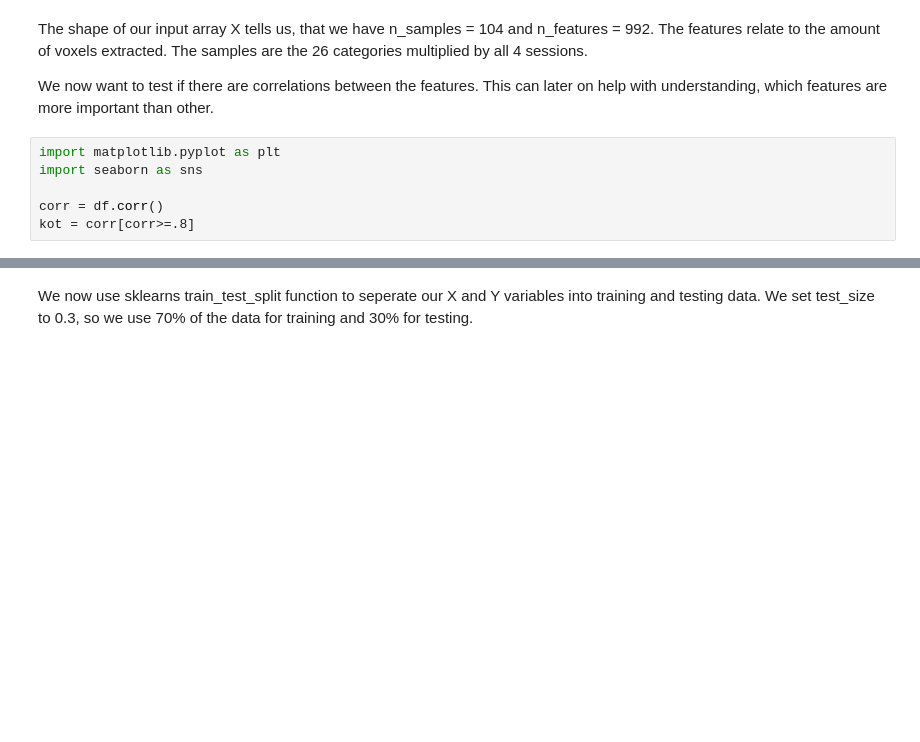
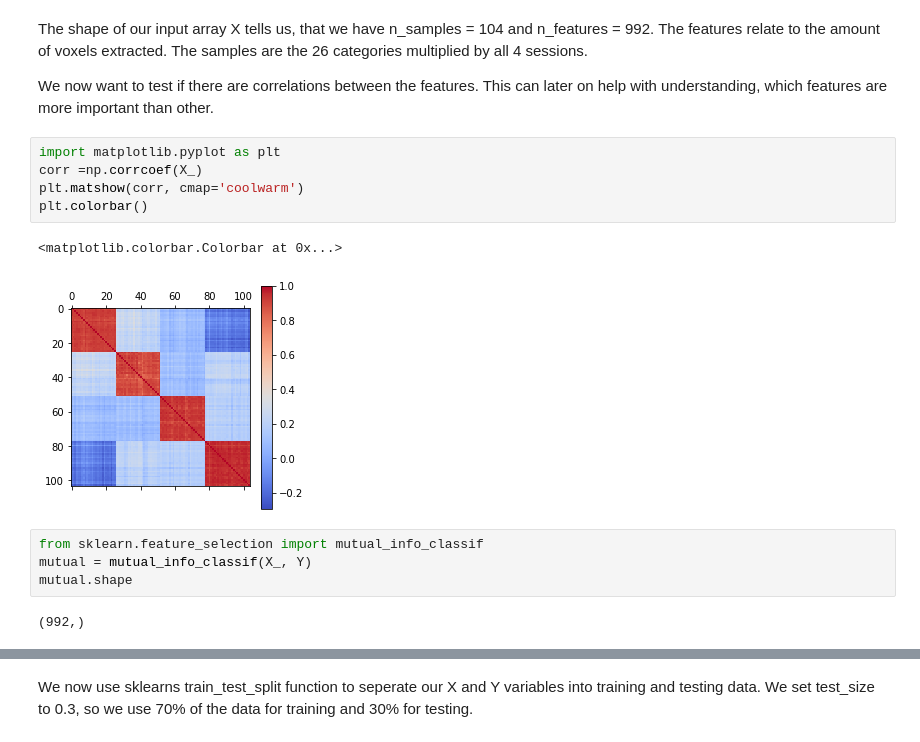
Before and after one commit to JNPauli/Banter, a Jupyter notebook: data/Support_Vector_Machine.ipynb, the cells around one changed output, grey strips where cells are left out. Saved outputs shown, nothing was run; the diff lists cells and outputs as text; blank space fills up the shorter version.

```diff
--- a/data/Support_Vector_Machine.ipynb
+++ b/data/Support_Vector_Machine.ipynb
@@ -105,10 +182,18 @@ The features relate to the amount of voxels extracted. The samples are the 26 ca
 We now want to test if there are correlations between the features. This can later on help with understanding, which features are more important than other.
 # %%
 import matplotlib.pyplot as plt
-import seaborn as sns
-
-corr = df.corr()
-kot = corr[corr>=.8]
+corr =np.corrcoef(X_)
+plt.matshow(corr, cmap='coolwarm')
+plt.colorbar()
+# %% [output]
+<matplotlib.colorbar.Colorbar at 0x...>
+[figure, added]
+# %%
+from sklearn.feature_selection import mutual_info_classif
+mutual = mutual_info_classif(X_, Y)
+mutual.shape
+# %% [output]
+(992,)
 # %%
 def get_redundant_pairs(df):
     '''Get diagonal and lower triangular pairs of correlation matrix'''
```
Also changed, not shown: parts of 17 cells of this notebook.
